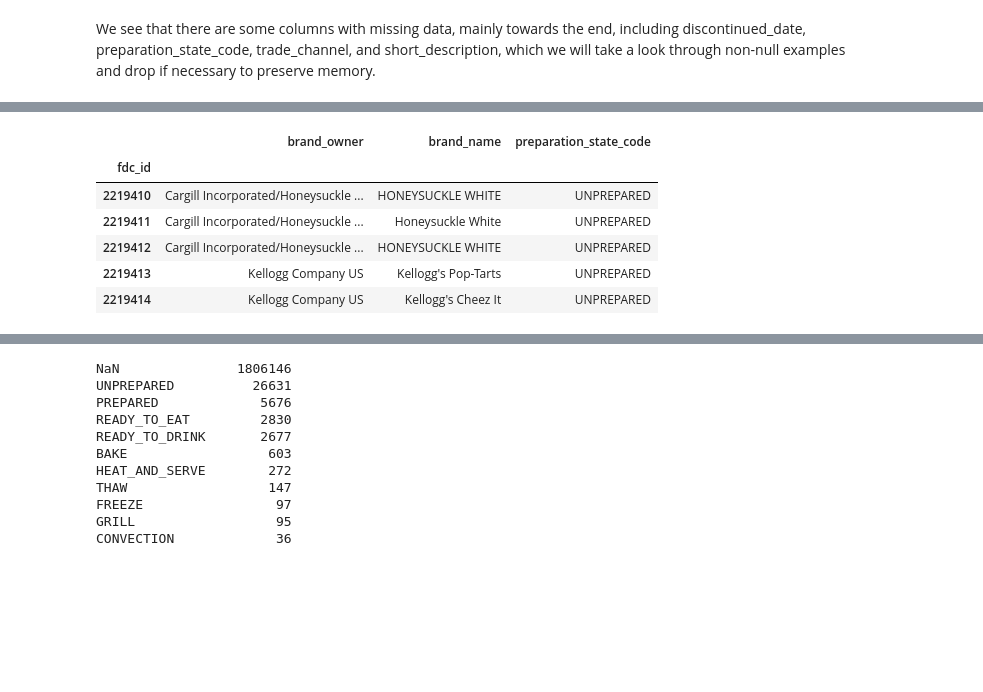
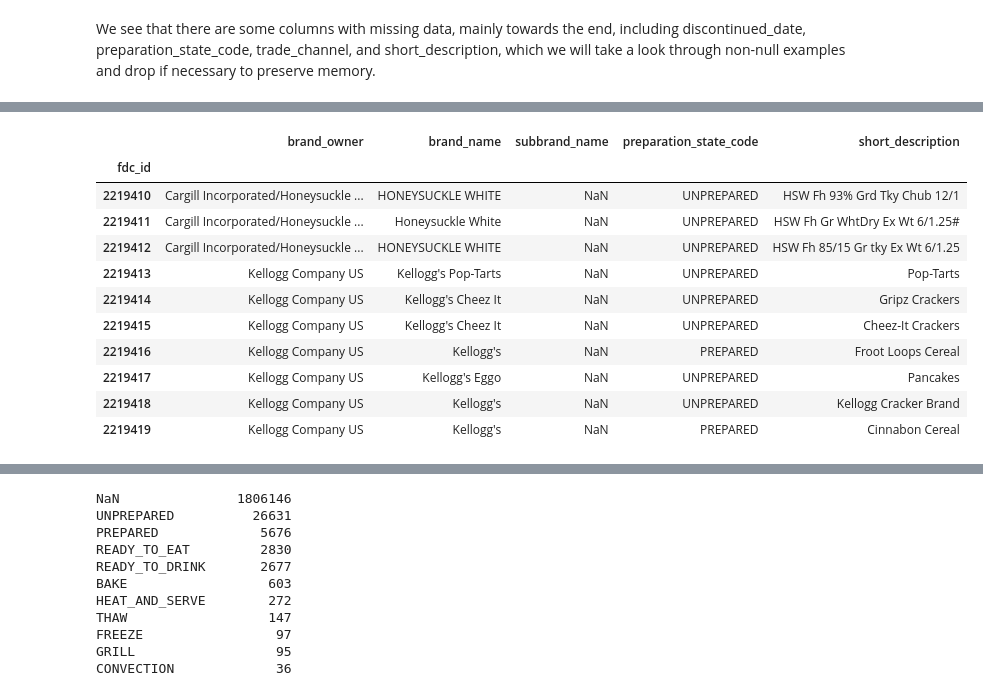
Before and after one commit to alexander-jensen/FDA-Data-Analysis, a Jupyter notebook: Branded Food Initial Data Cleaning.ipynb, the cells around one changed output, grey strips where cells are left out. Drawn from its saved outputs; the diff is of its cells as text; code cells hidden in the pictures; blank space fills up the shorter version.

```diff
--- a/Branded Food Initial Data Cleaning.ipynb
+++ b/Branded Food Initial Data Cleaning.ipynb
@@ -70,11 +73,16 @@ We see that there are some columns with missing data, mainly towards the end, in
 # %%
-has_prep_code = branded_food[branded_food.preparation_state_code.notnull()]
-has_prep_code.head()[['brand_owner', 'brand_name', 'preparation_state_code']]
+has_prep_code = branded_food[branded_food.preparation_state_code.notnull()][['brand_owner', 'brand_name', 'subbrand_name', 'preparation_state_code', 'short_description']]
+has_prep_code.head(10)
 # %% [output]
-|  | brand_owner | brand_name | preparation_state_code |
-| fdc_id |  |  |  |
-| 2219410 | Cargill Incorporated/Honeysuckle ... | HONEYSUCKLE WHITE | UNPREPARED |
-| 2219411 | Cargill Incorporated/Honeysuckle ... | Honeysuckle White | UNPREPARED |
-| 2219412 | Cargill Incorporated/Honeysuckle ... | HONEYSUCKLE WHITE | UNPREPARED |
-| 2219413 | Kellogg Company US | Kellogg's Pop-Tarts | UNPREPARED |
-| 2219414 | Kellogg Company US | Kellogg's Cheez It | UNPREPARED |
+|  | brand_owner | brand_name | subbrand_name | preparation_state_code | short_description |
+| fdc_id |  |  |  |  |  |
+| 2219410 | Cargill Incorporated/Honeysuckle ... | HONEYSUCKLE WHITE | NaN | UNPREPARED | HSW Fh 93% Grd Tky Chub 12/1 |
+| 2219411 | Cargill Incorporated/Honeysuckle ... | Honeysuckle White | NaN | UNPREPARED | HSW Fh Gr WhtDry Ex Wt 6/1.25# |
+| 2219412 | Cargill Incorporated/Honeysuckle ... | HONEYSUCKLE WHITE | NaN | UNPREPARED | HSW Fh 85/15 Gr tky Ex Wt 6/1.25 |
+| 2219413 | Kellogg Company US | Kellogg's Pop-Tarts | NaN | UNPREPARED | Pop-Tarts |
+| 2219414 | Kellogg Company US | Kellogg's Cheez It | NaN | UNPREPARED | Gripz Crackers |
+| 2219415 | Kellogg Company US | Kellogg's Cheez It | NaN | UNPREPARED | Cheez-It Crackers |
+| 2219416 | Kellogg Company US | Kellogg's | NaN | PREPARED | Froot Loops Cereal |
+| 2219417 | Kellogg Company US | Kellogg's Eggo | NaN | UNPREPARED | Pancakes |
+| 2219418 | Kellogg Company US | Kellogg's | NaN | UNPREPARED | Kellogg Cracker Brand |
+| 2219419 | Kellogg Company US | Kellogg's | NaN | PREPARED | Cinnabon Cereal |
```
Also changed, not shown: parts of 20 cells of this notebook, 2 other files.
